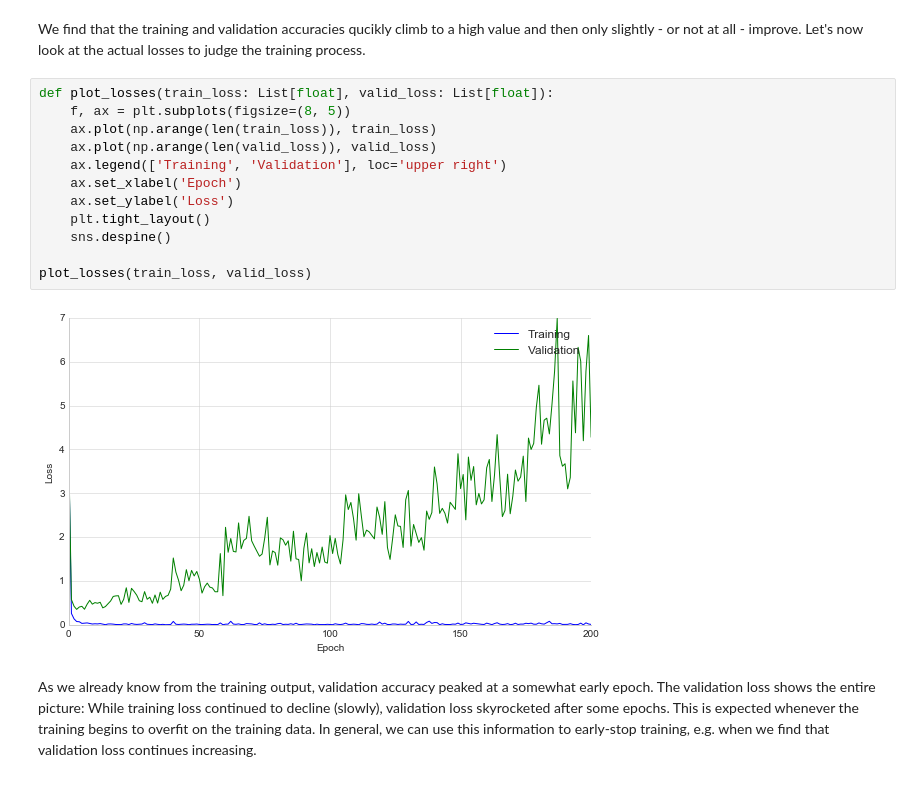
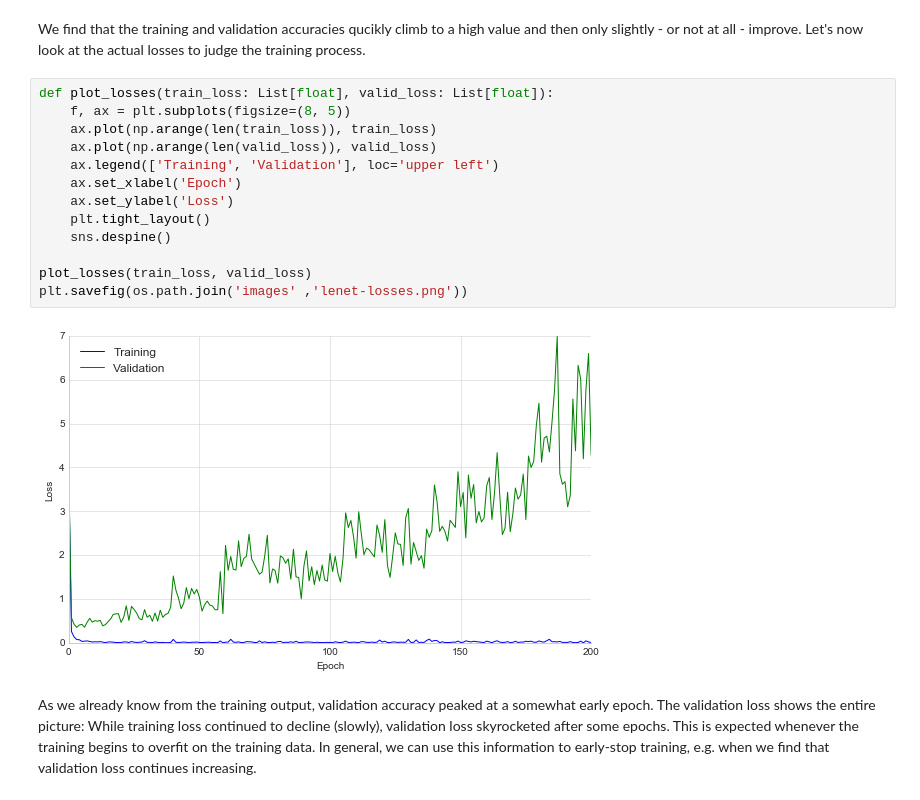
Before and after one commit to sunsided/CarND-Traffic-Sign-Classifier-Project, a Jupyter notebook: Traffic_Sign_Classifier.ipynb, the cells around one changed output. Drawn from its saved outputs; the diff is of its cells as text.

```diff
--- a/Traffic_Sign_Classifier.ipynb
+++ b/Traffic_Sign_Classifier.ipynb
@@ -661,17 +662,18 @@ Let's now look at the actual losses to judge the training process.
 # %%
 def plot_losses(train_loss: List[float], valid_loss: List[float]):
     f, ax = plt.subplots(figsize=(8, 5))
     ax.plot(np.arange(len(train_loss)), train_loss)
     ax.plot(np.arange(len(valid_loss)), valid_loss)
-    ax.legend(['Training', 'Validation'], loc='upper right')
+    ax.legend(['Training', 'Validation'], loc='upper left')
     ax.set_xlabel('Epoch')
     ax.set_ylabel('Loss')
     plt.tight_layout()
     sns.despine()
 
 plot_losses(train_loss, valid_loss)
+plt.savefig(os.path.join('images' ,'lenet-losses.png'))
 # %% [output]
-[figure, old version]
+[figure, new version]
 # %% [markdown]
 As we already know from the training output, validation accuracy peaked at a somewhat early epoch.
 The validation loss shows the entire picture: While training loss continued to decline (slowly),
```
Also changed, not shown: parts of 8 cells of this notebook, 3 other files.
